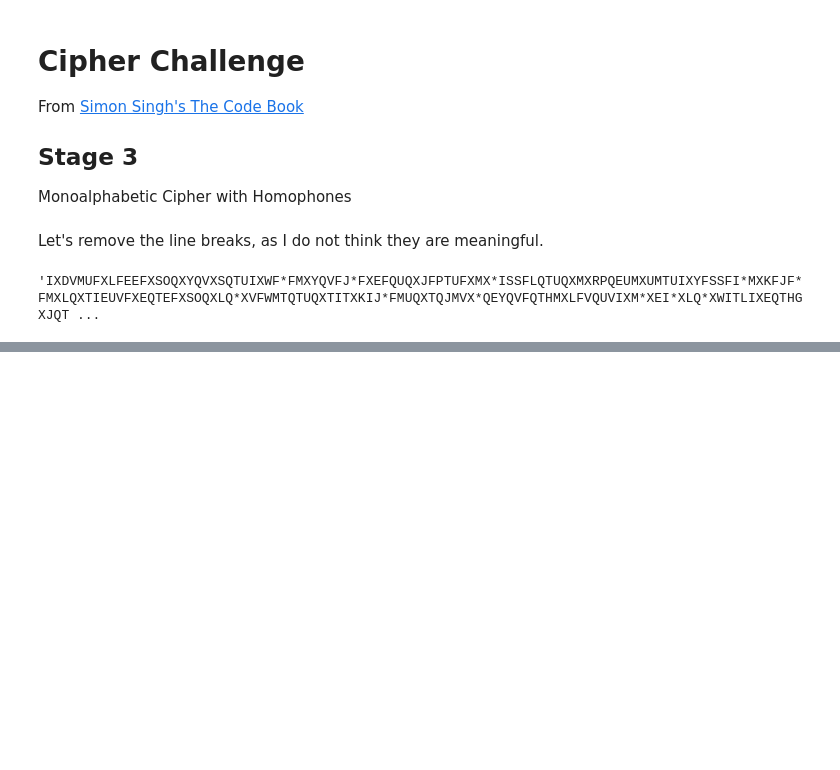
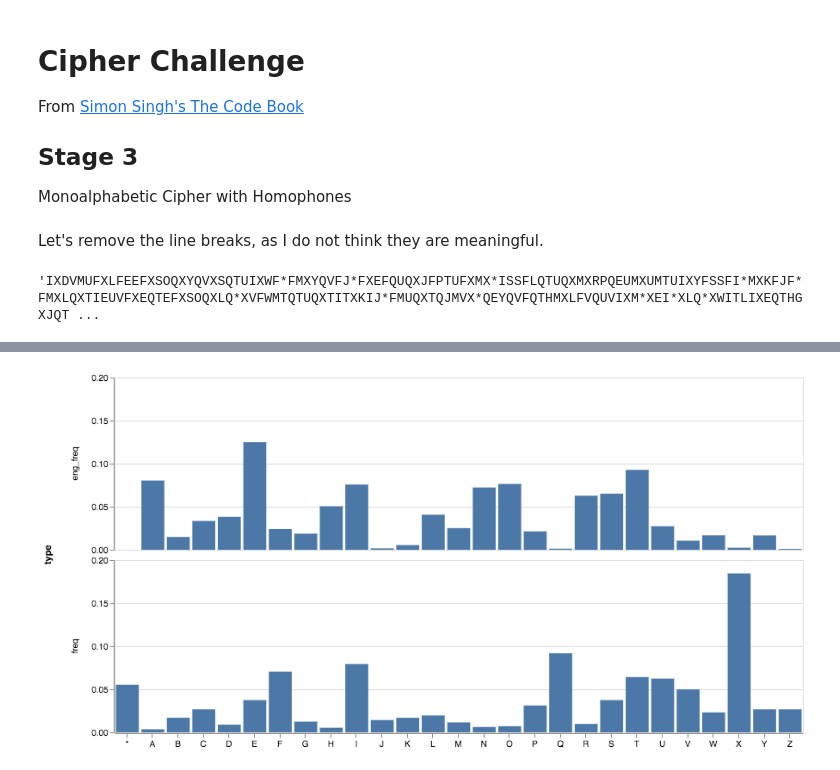
Before and after one commit to FlorianGD/cipher-challenge, a Jupyter notebook: stage-3.ipynb, the cells around one changed output, grey strips where cells are left out. Saved outputs shown, nothing was run; the diff lists cells and outputs as text; code cells hidden in the pictures; blank space fills up the shorter version.

```diff
--- a/stage-3.ipynb
+++ b/stage-3.ipynb
@@ -36,0 +94,30 @@ cipher_text
+# %%
+english_freq = pd.read_fwf(StringIO("""LET COUNT
+E   445.2
+T   330.5
+A   286.5
+O   272.3
+I   269.7
+N   257.8
+S   232.1
+R   223.8
+H   180.1
+L   145.0
+D   136.0
+C   119.2
+U   97.3
+M   89.5
+F   85.6
+P   76.1
+G   66.6
+W   59.7
+Y   59.3
+B   52.9
+V   37.5
+K   19.3
+X   8.4
+J   5.7
+Q   4.3
+Z   3.2"""), names=["letter", "eng_freq"], header=0)
+english_freq = english_freq.sort_values("letter").reset_index(drop=True)
+english_freq["eng_freq"] = english_freq.eng_freq / english_freq.eng_freq.sum()
@@ -36,0 +156,4 @@ cipher_text
+# %%
+english_freq = english_freq.append({"letter":"*", "eng_freq":0}, ignore_index=True)
+english_freq_expanded = pd.concat([english_freq, english_freq, english_freq], ignore_index=True)
+english_freq_expanded["dummy_date"] = pd.date_range("2018-01-01", periods=english_freq_expanded.shape[0], freq="D")
@@ -36,0 +189,13 @@ cipher_text
+# %%
+all_df = pd.merge(cipher_df, english_freq, how="outer", on='letter', ).fillna(0)
+# %%
+all_df = all_df.melt(id_vars="letter", var_name="type", value_name="freq")
+# %%
+alt.Chart(all_df).mark_bar().encode(
+    x=alt.X('letter:O', axis=alt.Axis(labelAngle=0, title=None)),
+    y=alt.Y('freq:Q', title=None),
+    row="type:O",
+    tooltip="letter:O"
+).properties(width=800, height=200)
+# %% [output]
+[figure, added]
```
Also changed, not shown: parts of 18 cells of this notebook.
